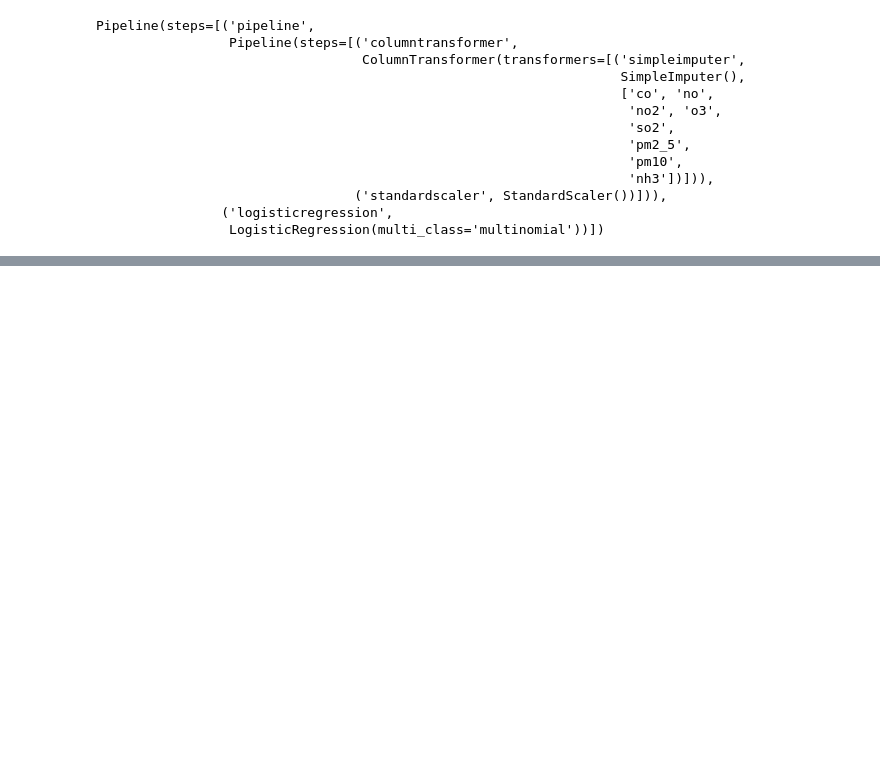
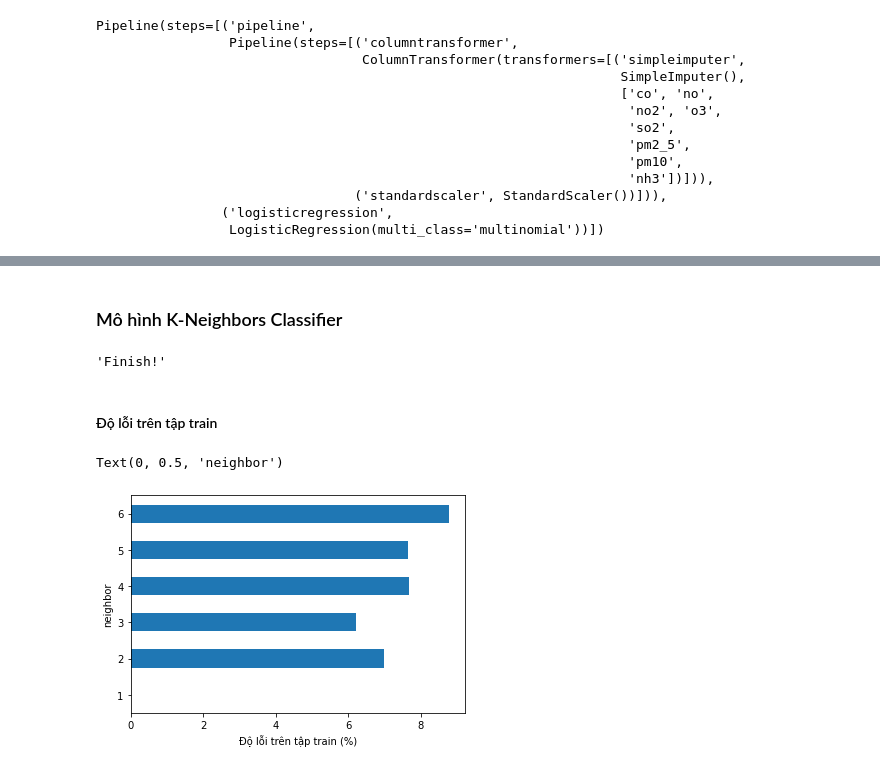
Before and after one commit to lethanhson1504/datascience-project-group16, a Jupyter notebook: Processing .ipynb, the cells around one changed output, grey strips where cells are left out. Drawn from its saved outputs; the diff is of its cells as text; code cells hidden in the pictures; blank space fills up the shorter version.

```diff
--- a/Processing .ipynb
+++ b/Processing .ipynb
@@ -450,0 +440,33 @@ Error with test data:  7.59 %
+# %% [markdown]
+### Mô hình K-Neighbors Classifier
+# %%
+full_pipeline_3 = make_pipeline(preprocess_pipeline,KNeighborsClassifier())
+# Thử nghiệm với các giá trị khác nhau của các siêu tham số
+# và chọn ra các giá trị tốt nhất
+train_errs = []
+val_errs = []
+n_neighbors = [1, 2, 3, 4, 5, 6]
+best_val_err = float('inf')
+best_neighbor = None
+for neighbor in n_neighbors:
+    full_pipeline_3.set_params(kneighborsclassifier__n_neighbors = neighbor)
+    full_pipeline_3.fit(train_X_df, train_y_sr)
+    train_errs.append((1 - full_pipeline_3.score(train_X_df, train_y_sr)) * 100)
+    val_errs.append((1 - full_pipeline_3.score(val_X_df, val_y_sr)) * 100)
+
+best_val_err = min(val_errs)
+index = val_errs.index(min(val_errs))
+best_neighbor = n_neighbors[index]
+
+'Finish!'
+# %% [output]
+'Finish!'
+# %% [markdown]
+#### Độ lỗi trên tập train
+# %%
+cx = pd.Series(train_errs, index = n_neighbors).plot.barh()
+cx.set_xlabel('Độ lỗi trên tập train (%)')
+cx.set_ylabel('neighbor')
+# %% [output]
+Text(0, 0.5, 'neighbor')
+[figure, added]
```
Also changed, not shown: parts of 36 cells of this notebook.
